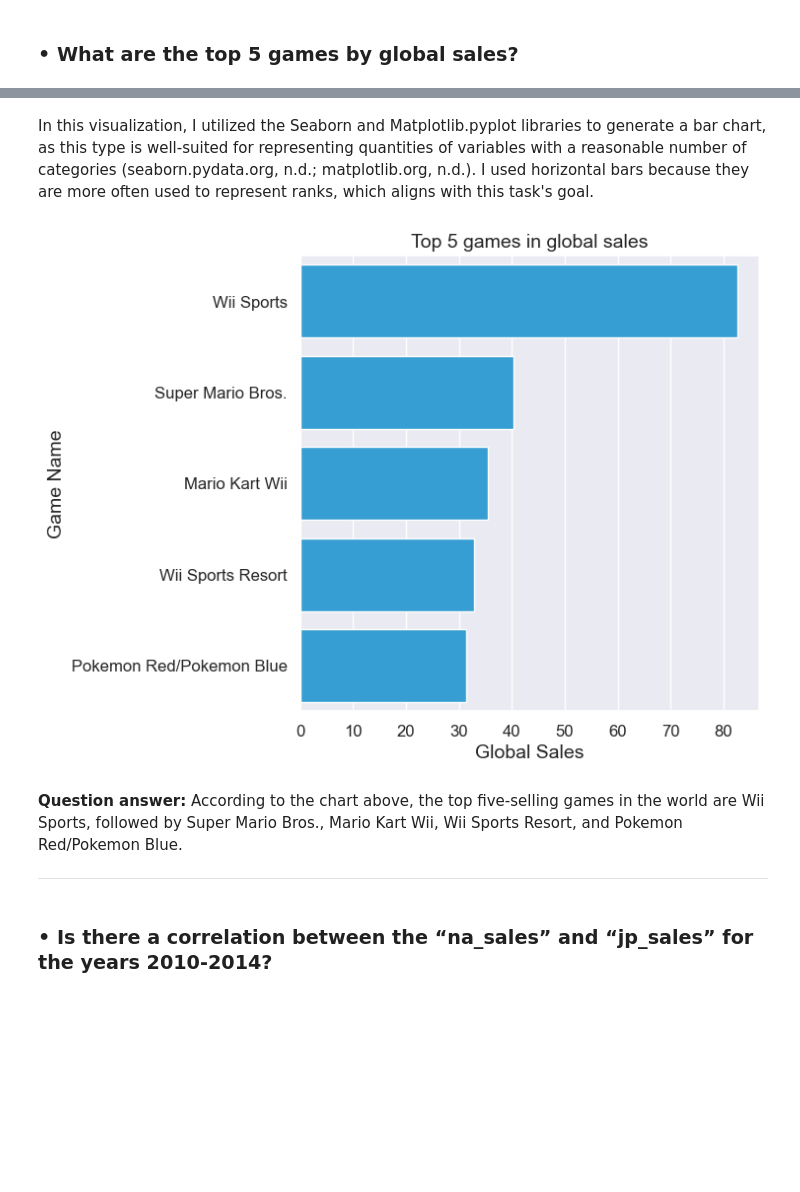
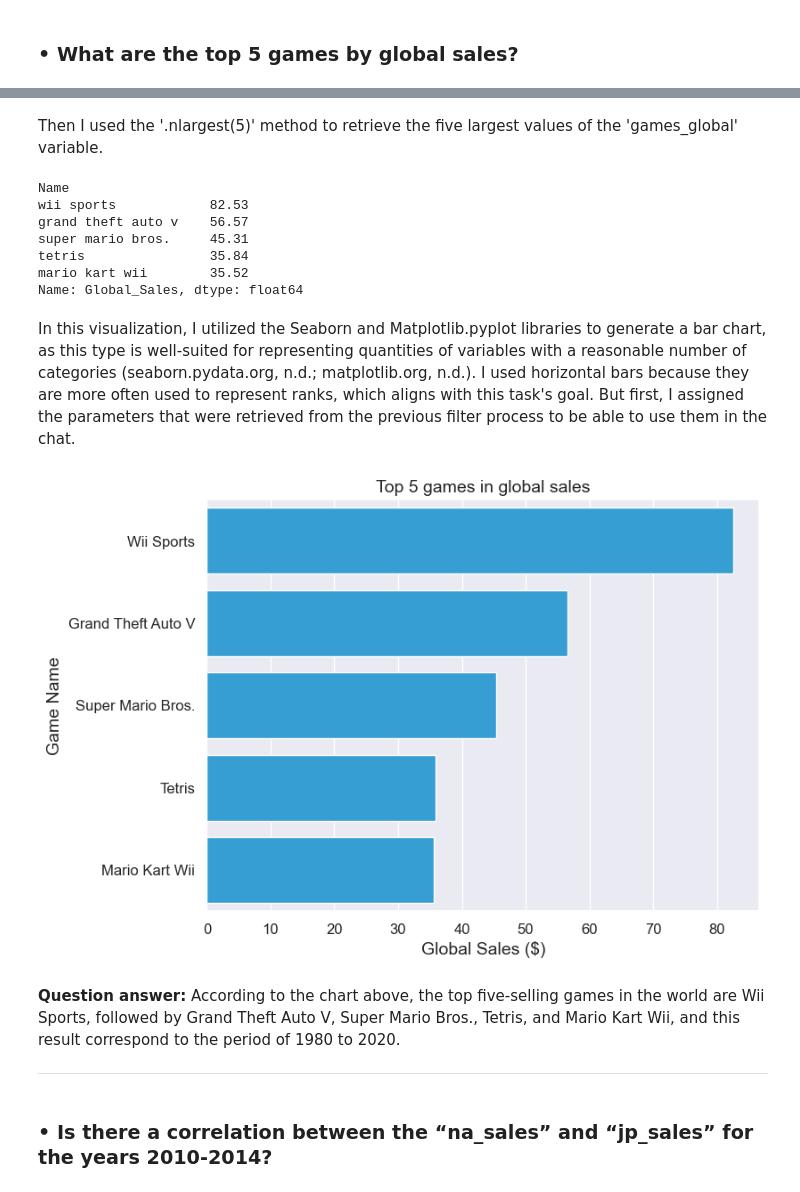
Before and after one commit to Daniela-MB/Data_visualisation_video_games_analysis, a Jupyter notebook: DanielaMarianoBarreto_DVizHDip_CA1.ipynb, the cells around one changed output, grey strips where cells are left out. Saved outputs shown, nothing was run; the diff lists cells and outputs as text; code cells hidden in the pictures; blank space fills up the shorter version.

```diff
--- a/DanielaMarianoBarreto_DVizHDip_CA1.ipynb
+++ b/DanielaMarianoBarreto_DVizHDip_CA1.ipynb
@@ -579,18 +594,34 @@ df_sorted = df_int.sort_values(by='Global_Sales', ascending=False).head()
+# %% [markdown]
+Then I used the '.nlargest(5)' method to retrieve the five largest values of the 'games_global' variable.
+# %%
+top5_games_global = games_global.nlargest(5)
+top5_games_global
+# %% [output]
+Name
+wii sports            82.53
+grand theft auto v    56.57
+super mario bros.     45.31
+tetris                35.84
+mario kart wii        35.52
+Name: Global_Sales, dtype: float64
 # %% [markdown]
-In this visualization, I utilized the Seaborn and Matplotlib.pyplot libraries to generate a bar chart, as this type is well-suited for representing quantities of variables with a reasonable number of categories (seaborn.pydata.org, n.d.; matplotlib.org, n.d.). I used horizontal bars because they are more often used to represent ranks, which aligns with this task's goal.
+In this visualization, I utilized the Seaborn and Matplotlib.pyplot libraries to generate a bar chart, as this type is well-suited for representing quantities of variables with a reasonable number of categories (seaborn.pydata.org, n.d.; matplotlib.org, n.d.). I used horizontal bars because they are more often used to represent ranks, which aligns with this task's goal. But first, I assigned the parameters that were retrieved from the previous filter process to be able to use them in the chat.
 # %%
-plt.figure(figsize=(6, 6))
-ax = sns.barplot(data=df_sorted, y='Name', x='Global_Sales', color="#1CA7EC")
-plt.title('Top 5 games in global sales', fontdict={"fontsize":14})
-plt.ylabel('Game Name', fontdict={"fontsize":14})
-plt.xlabel('Global Sales', fontdict={"fontsize":14})
+top5games = ["Wii Sports", "Grand Theft Auto V", "Super Mario Bros.", "Tetris", "Mario Kart Wii"]
+sales = [82.53, 56.57, 45.31, 35.84, 35.52]
+
+plt.figure(figsize=(8, 6))
+ax = sns.barplot(x=sales, y=top5games, color="#1CA7EC")
+plt.title('Top 5 games in global sales', fontsize=14)
+plt.xlabel('Global Sales ($)', fontsize=14)
+plt.ylabel('Game Name', fontsize=14)
 plt.xticks(fontsize=12)
 plt.yticks(fontsize=12)
 plt.show()
 # %% [output]
-[figure, old version]
+[figure, new version]
 # %% [markdown]
-**Question answer:** According to the chart above, the top five-selling games in the world are Wii Sports, followed by Super Mario Bros., Mario Kart Wii, Wii Sports Resort, and Pokemon Red/Pokemon Blue.
+**Question answer:** According to the chart above, the top five-selling games in the world are Wii Sports, followed by Grand Theft Auto V, Super Mario Bros., Tetris, and Mario Kart Wii, and this result correspond to the period of 1980 to 2020.
 
 ---
 # %% [markdown]
```
Also changed, not shown: parts of 47 cells of this notebook.
